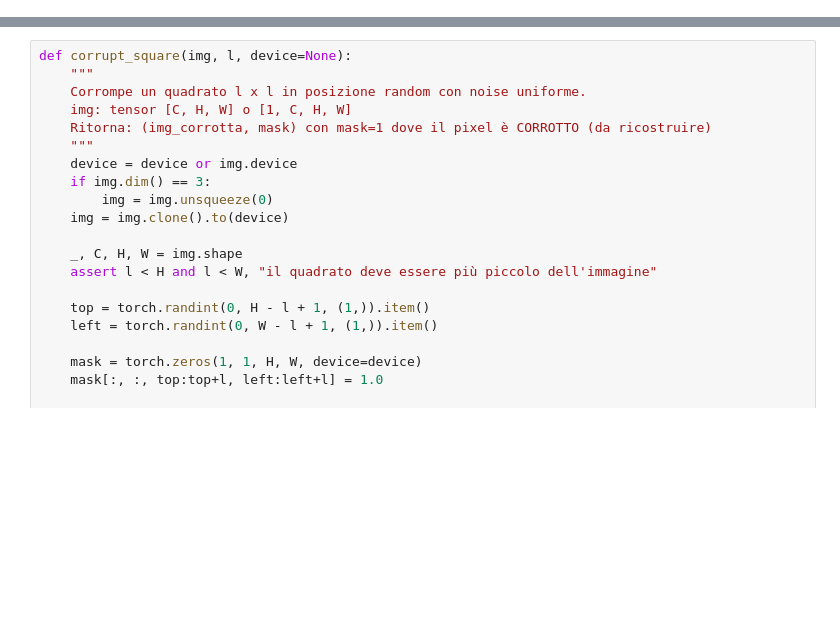
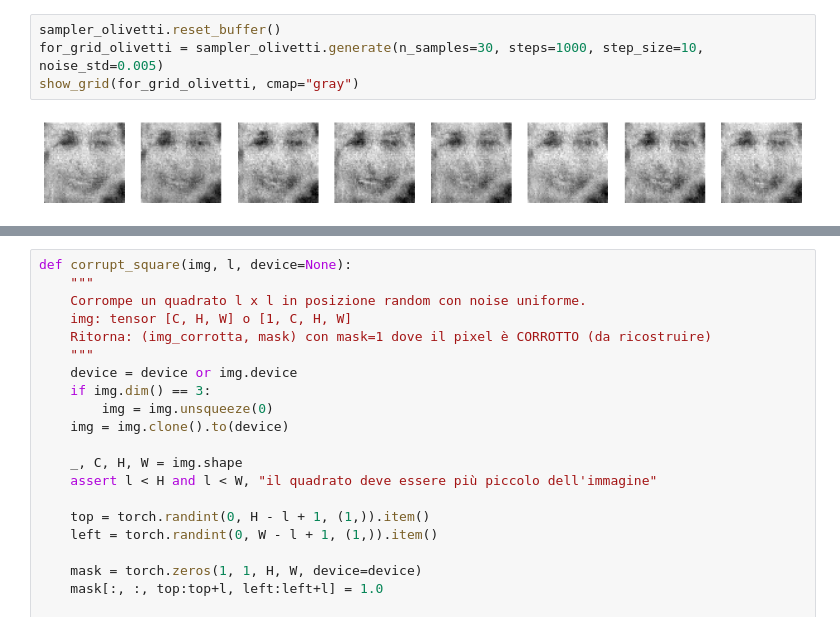
Before and after one commit to marco-cartago/EbmFcT, a Jupyter notebook: tmp_gifs.ipynb, the cells around one changed output, grey strips where cells are left out. Saved outputs shown, nothing was run; the diff lists cells and outputs as text; blank space fills up the shorter version.

```diff
--- a/tmp_gifs.ipynb
+++ b/tmp_gifs.ipynb
@@ -45,0 +43,6 @@ TypeError: diagnose() missing 4 required positional arguments: 'sampler', 'img_s
+# %%
+sampler_olivetti.reset_buffer()
+for_grid_olivetti = sampler_olivetti.generate(n_samples=30, steps=1000, step_size=10, noise_std=0.005)
+show_grid(for_grid_olivetti, cmap="gray")
+# %% [output]
+[figure, added]
```
Also changed, not shown: parts of 14 cells of this notebook.
